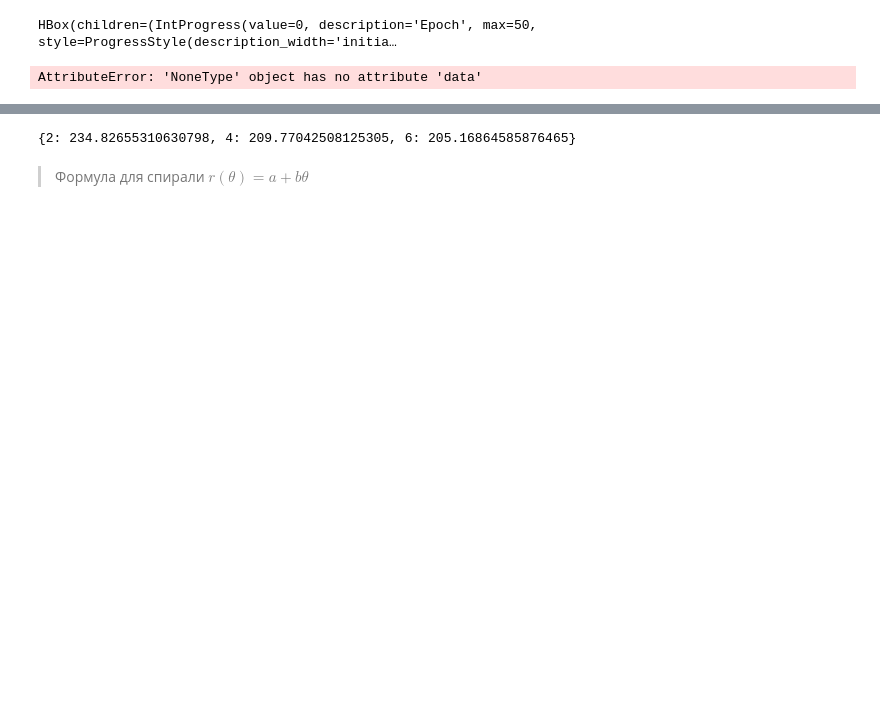
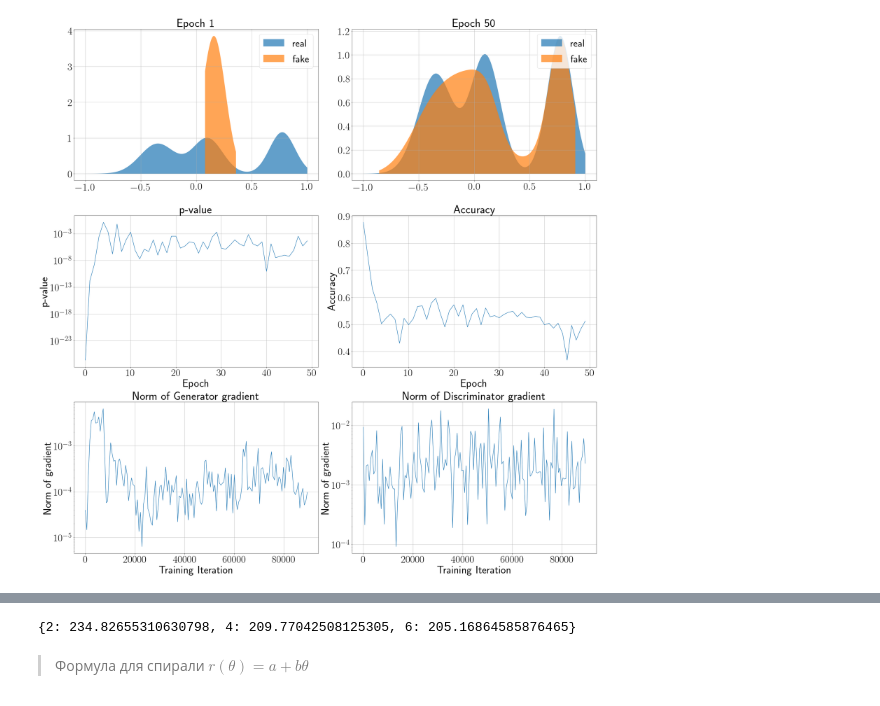
Before and after one commit to maximzubkov/opt-project, a Jupyter notebook: experiments.ipynb, the cells around one changed output, grey strips where cells are left out. Cells and saved outputs as stored; diff of their text form; code cells hidden in the pictures; blank space fills up the shorter version.

```diff
--- a/experiments.ipynb
+++ b/experiments.ipynb
@@ -44,46 +29,45 @@ params = [(2, 0.4),(0, 0.55),(5, 0.25)]
 # %%
 delta = {}
 # %%
-for n_cr in [2]:
+for n_cr in [2, 4, 6]:
     def exp1(train_data):
         loader_args = dict(batch_size=64, shuffle=True)
         train_loader = data.DataLoader(train_data, **loader_args)
 
-        g[n_cr] = Generator(3, 3, 100, 1).to(ptu.device)
-        c[n_cr] = Discriminator(1, 3, 100, 1).to(ptu.device)
+        g[n_cr] = Generator(3, 3, 25, 1).to(ptu.device)
+        c[n_cr] = Discriminator(1, 3, 25, 1).to(ptu.device)
 
         # wasserstein
         def g_loss(generator, critic, x):
             fake_data = generator.sample(x.shape[0])
             return - critic(fake_data).mean()
 
         def c_loss(generator, critic, x):
             fake_data = generator.sample(x.shape[0])
-            return critic(fake_data).mean() - critic(x).mean() # + 0.1 * penalty(generator, critic, x, fake_data)
+            return critic(fake_data).mean() - critic(x).mean()
         n_epochs = 50
         c_opt = optim.Adam(c[n_cr].parameters(), lr=9e-5, betas=(0, 0.9))
         g_opt = optim.Adam(g[n_cr].parameters(), lr=9e-5, betas=(0, 0.9))
-#         c_scheduler = torch.optim.lr_scheduler.StepLR(c_opt, step_size=300, gamma=0.9)
-#         g_scheduler = torch.optim.lr_scheduler.StepLR(g_opt, step_size=50, gamma=0.9)
         train_args = {
             "epochs": n_epochs,
             "n_critic": n_cr,
             "final_snapshot":True,
         }
         result = train_epochs(g[n_cr], c[n_cr], g_loss, c_loss, train_loader, train_args, g_opt=g_opt,
                               c_opt=c_opt, is_spiral=False, modes=n_modes, name=f"sn_ncr{n_cr}", param_modes=params) #, g_scheduler=g_scheduler, c_scheduler=c_scheduler)
         train_losses, samples_1, samples_final = result
         return g[n_cr], c[n_cr], train_losses, samples_1, samples_final
 
     start = time.time()
     g[n_cr], c[n_cr], train_losses, samples_1, samples_final = experiment_save_results('a', exp1, f"sn_ncr{n_cr}",
                                                                            is_spiral=False,
                                                                            modes=n_modes,
                                                                            param_modes=params)
     end = time.time()
     delta[n_cr] = end-start
-    np.save(f"results/sn_ncr{n_cr}/data", train_losses["pvals"])
+    np.save(f"results/sn_ncr{n_cr}/p", train_losses["pvals"])
+    np.save(f"results/sn_ncr{n_cr}/c_grad", train_losses["c_grad"])
+    np.save(f"results/sn_ncr{n_cr}/g_grad", train_losses["g_grad"])
 # %% [output]
-HBox(children=(IntProgress(value=0, description='Epoch', max=50, style=ProgressStyle(description_width='initia…
-AttributeError: 'NoneType' object has no attribute 'data'
+[figure, added]
 # %%
```
Also changed, not shown: parts of 16 cells of this notebook, 12 other files.
